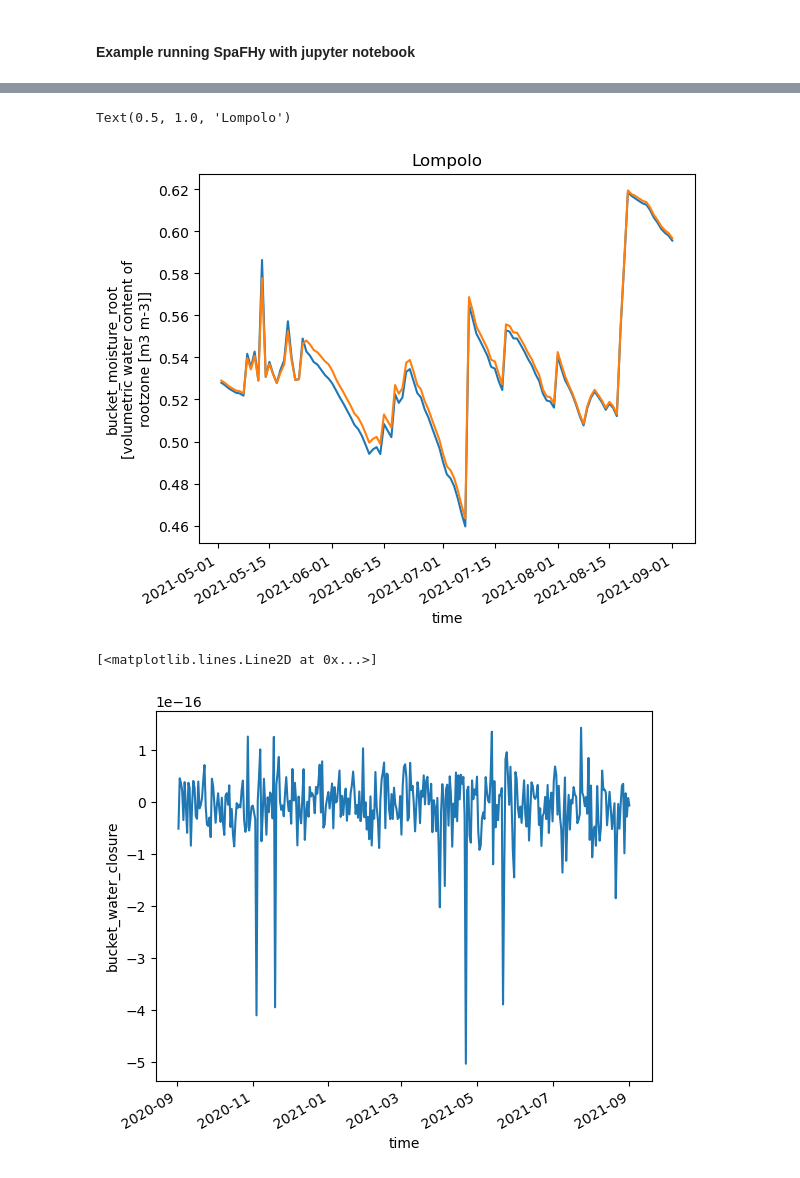
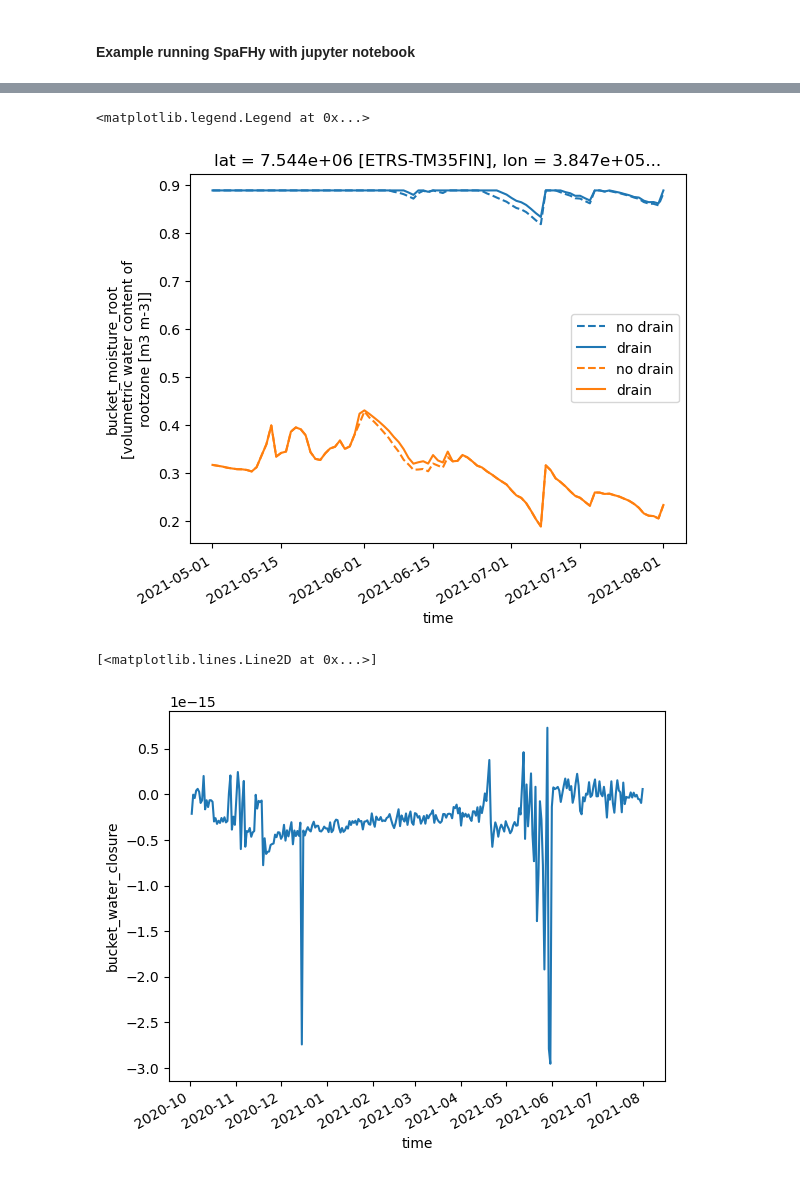
Before and after one commit to jpnousu/SpaFHy_v2.0, a Jupyter notebook: run_example.ipynb, the cells around one changed output, grey strips where cells are left out. Drawn from its saved outputs; the diff is of its cells as text; code cells hidden in the pictures.

```diff
--- a/run_example.ipynb
+++ b/run_example.ipynb
@@ -38,5 +43,5 @@ Running timestep:  3897
 # %%
-file = r'F:\SpaFHy_2D_2021\testcase_input_202401101410.nc'
+file = r'F:\SpaFHy_2D_2021\testcase_input_202401151359.nc' # org_drain = True
 orig = xr.open_dataset(file)
 # lomp 46, 54
 # kent 118,136
@@ -55,16 +65,22 @@ Text(0.5, 1.0, 'Kenttärova')
 # %%
-#results['bucket_moisture_root'].sel(time=slice('2021-05-01', '2021-09-01'))[:,46, 54].plot()
-#orig['bucket_moisture_root'].sel(time=slice('2021-05-01', '2021-09-01'))[:,46, 54].plot()
+results['bucket_moisture_root'].sel(time=slice('2021-05-01', '2021-09-01'))[:,46, 54].plot(
+    color='tab:blue', linestyle='--', label='no drain')
+orig['bucket_moisture_root'].sel(time=slice('2021-05-01', '2021-09-01'))[:,46, 54].plot(
+    color='tab:blue', label='drain')
 #plt.title('Lompolo')
 
-#results['bucket_moisture_root'].sel(time=slice('2021-05-01', '2021-09-01'))[:,118,136].plot()
-#orig['bucket_moisture_root'].sel(time=slice('2021-05-01', '2021-09-01'))[:,118,136].plot()
+results['bucket_moisture_root'].sel(time=slice('2021-05-01', '2021-09-01'))[:,118,136].plot(
+    color='tab:orange', linestyle='--', label='no drain')
+orig['bucket_moisture_root'].sel(time=slice('2021-05-01', '2021-09-01'))[:,118,136].plot(
+    color='tab:orange', label='drain')
 #plt.title('Kenttärova')
+
+plt.legend()
 # %% [output]
-Text(0.5, 1.0, 'Lompolo')
+<matplotlib.legend.Legend at 0x...>
-[figure, old version]
+[figure, new version]
 # %%
-results['bucket_water_closure'].mean(dim=['lat','lon']).plot()
+orig['bucket_water_closure'].mean(dim=['lat','lon']).plot()
 # %% [output]
 [<matplotlib.lines.Line2D at 0x...>]
-[figure, old version]
+[figure, new version]
```
Also changed, not shown: parts of 3 cells of this notebook, 18 other files.
